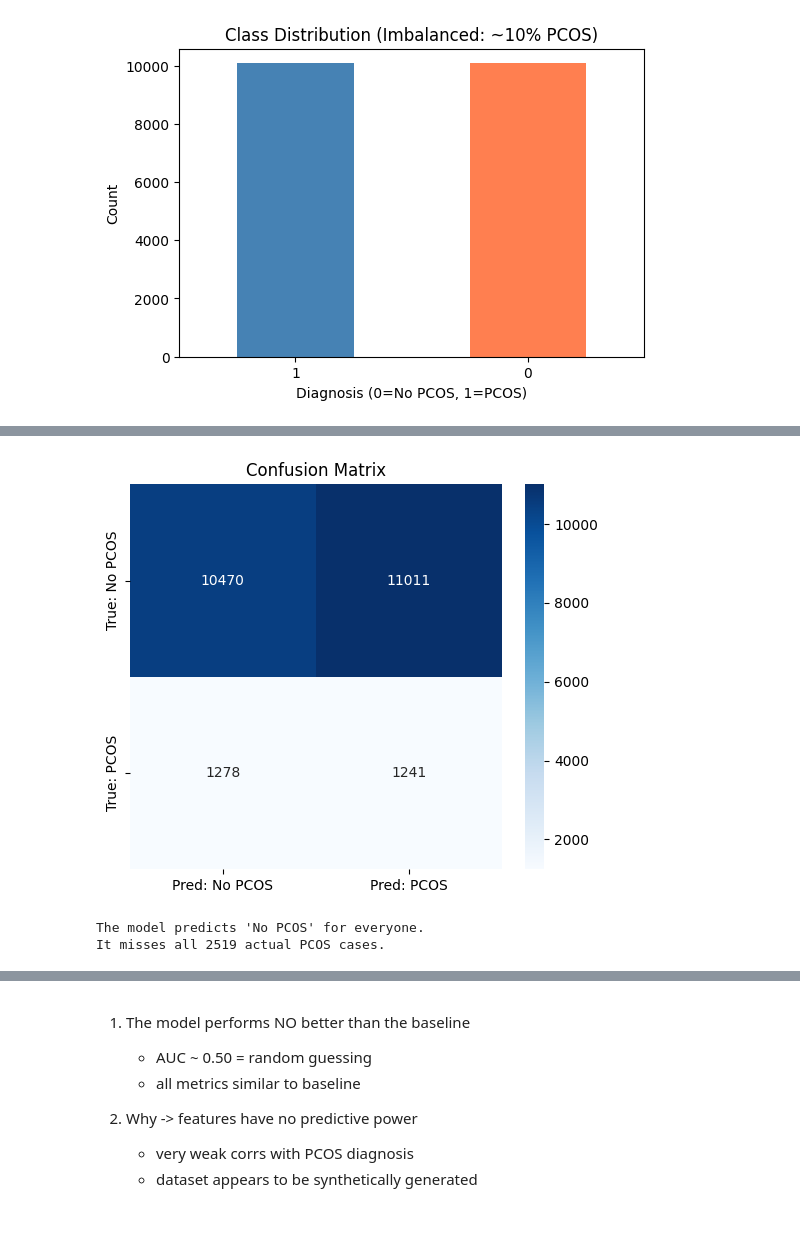
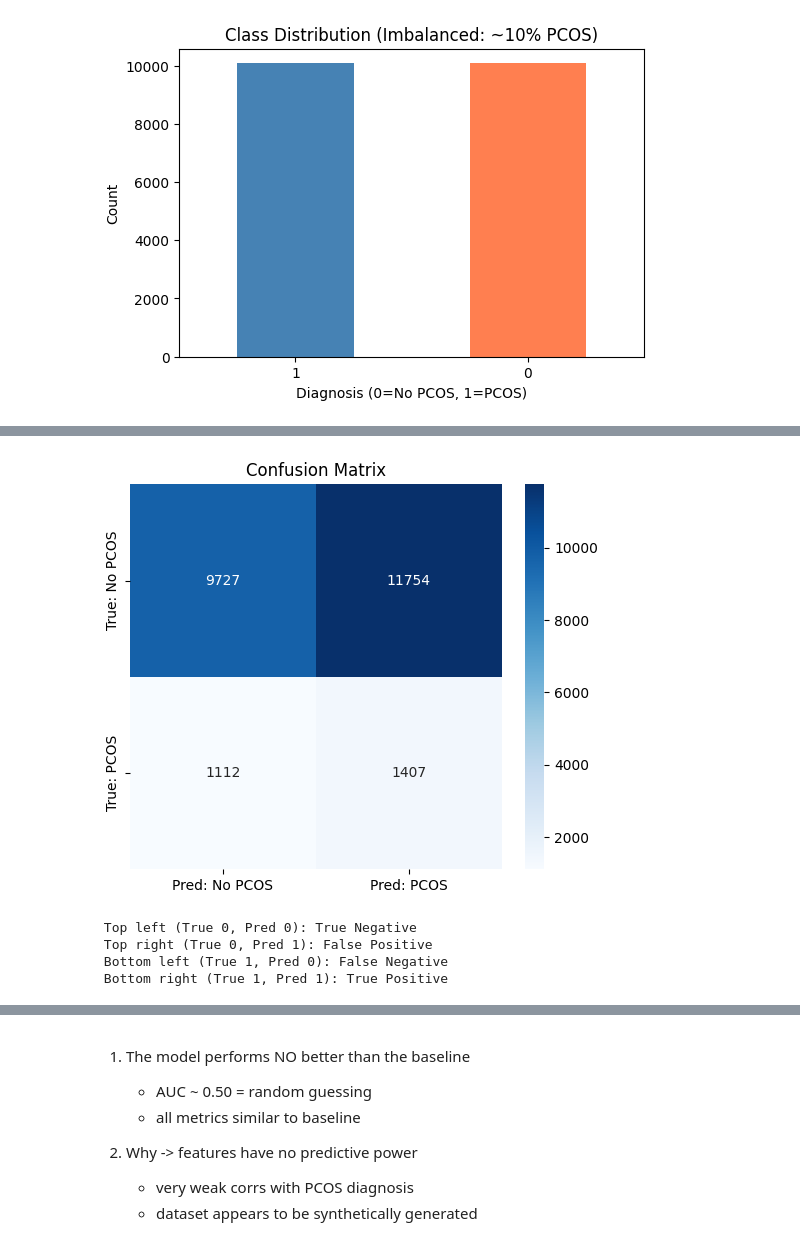
Before and after one commit to marfakozeletsUvA/sem3_projects, a Jupyter notebook: summative4/sem3_topic4_logreg_summative.ipynb, the cells around one changed output, grey strips where cells are left out. Saved outputs shown, nothing was run; the diff lists cells and outputs as text; code cells hidden in the pictures.

```diff
--- a/summative4/sem3_topic4_logreg_summative.ipynb
+++ b/summative4/sem3_topic4_logreg_summative.ipynb
@@ -186,27 +176,27 @@ PCOS rate in training: 10.5%
 # %% [markdown]
 **UNDERSAMPLING STARTEGY**
 # %%
-# Undersample majority class to balance the training data
-# Count samples in each class
-pcos_count = y_train.sum()  # number of PCOS cases (minority)
-no_pcos_count = len(y_train) - pcos_count  # number of No PCOS cases (majority)
+#undersample majority class to balance the training data
+#count samples in each class
+pcos_count = y_train.sum()  #n of pcos cases (minority)
+no_pcos_count = len(y_train) - pcos_count  #n of No pcos cases (majority)
 
 print(f"Before undersampling:")
 print(f"  No PCOS: {no_pcos_count}")
 print(f"  PCOS: {pcos_count}")
 
-# Get indices of each class
-pcos_indices = y_train[y_train == 1].index
-no_pcos_indices = y_train[y_train == 0].index
+#get indices of each class
+pcos_diagnosis = y_train[y_train == 1].index
+no_pcos_diagnosis = y_train[y_train == 0].index
 
-# Randomly sample from majority class to match minority class size
-np.random.seed(42)
-no_pcos_undersampled = np.random.choice(no_pcos_indices, size=pcos_count, replace=False)
+#randomly sample from majority class to match minority class size
+np.random.seed(10)
+no_pcos_undersampled = np.random.choice(no_pcos_diagnosis, size=pcos_count, replace=False)
 
-# Combine indices
-balanced_indices = np.concatenate([pcos_indices, no_pcos_undersampled])
+#combine indices
+balanced_indices = np.concatenate([pcos_diagnosis, no_pcos_undersampled])
 
-# Create balanced training set
+#create balanced training set
 X_train_balanced = X_train.loc[balanced_indices]
 y_train_balanced = y_train.loc[balanced_indices]
 
@@ -482,6 +454,6 @@ Both models perform as if diagnosing pcos can be done by flipping a coin.
 # %%
 # Get predicted probabilities on test set
-y_pred_proba = model_heterogeneous.predict(X_test)
+y_pred_proba = model_homogeneous.predict(X_test)
 
 print(f"Predictions for {len(y_pred_proba)} test samples")
 print(f"Min probability:  {y_pred_proba.min():.4f}")
@@ -539,23 +517,28 @@ plt.show()
 # %%
 # Convert probabilities to class predictions (threshold = 0.5)
 y_pred_class = (y_pred_proba >= 0.5).astype(int)
 
 # Confusion matrix
 cm = confusion_matrix(y_test, y_pred_class)
 
 plt.figure(figsize=(6, 5))
 sns.heatmap(cm, annot=True, fmt='d', cmap='Blues',
             xticklabels=['Pred: No PCOS', 'Pred: PCOS'],
             yticklabels=['True: No PCOS', 'True: PCOS'])
 plt.title('Confusion Matrix')
 plt.show()
 
-print(f"The model predicts 'No PCOS' for everyone.")
-print(f"It misses all {y_test.sum()} actual PCOS cases.") #change print statements
+print(f"\n Top left (True 0, Pred 0): True Negative"
+"\n Top right (True 0, Pred 1): False Positive"
+"\n Bottom left (True 1, Pred 0): False Negative"
+"\n Bottom right (True 1, Pred 1): True Positive")
+#change print statements
 # %% [output]
-[figure, old version]
+[figure, new version]
-The model predicts 'No PCOS' for everyone.
-It misses all 2519 actual PCOS cases.
+ Top left (True 0, Pred 0): True Negative
+ Top right (True 0, Pred 1): False Positive
+ Bottom left (True 1, Pred 0): False Negative
+ Bottom right (True 1, Pred 1): True Positive
 # %%
 # ROC Curve
 fpr, tpr, thresholds = roc_curve(y_test, y_pred_proba)
```
Also changed, not shown: parts of 23 cells of this notebook, 13 other files.
